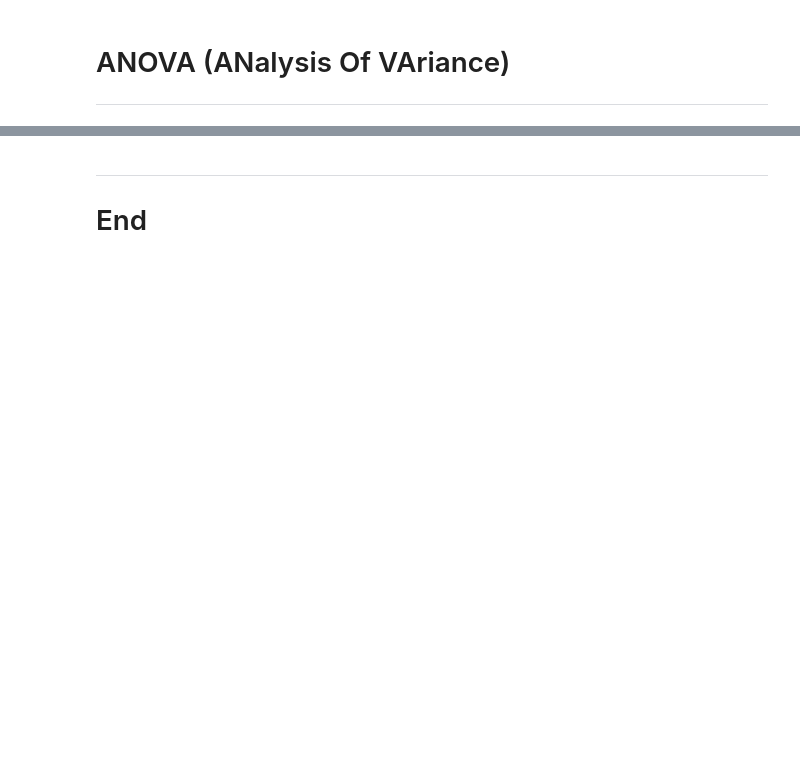
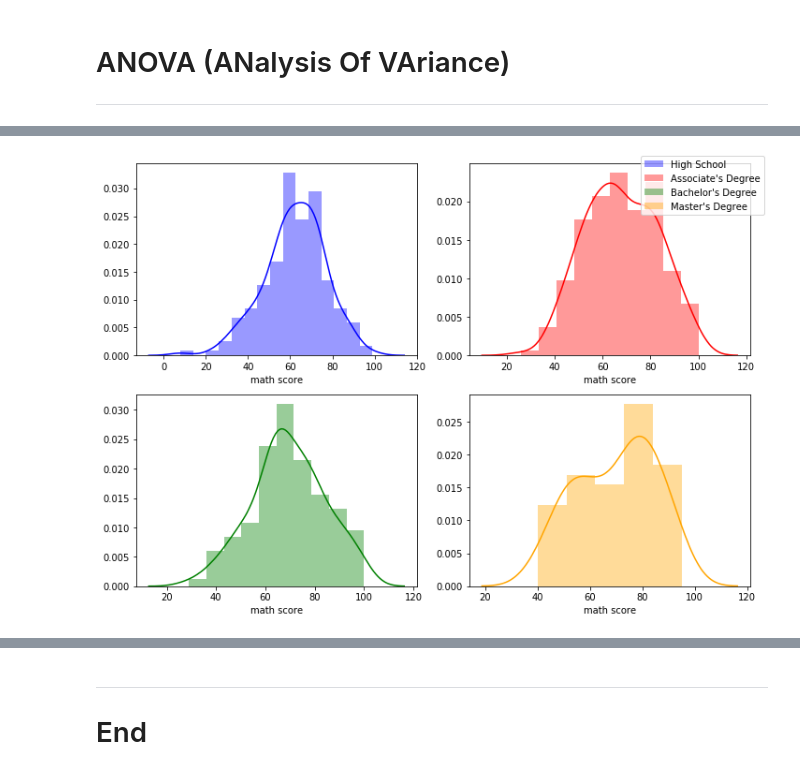
Before and after one commit to colmhiggs11/Machine_Learning_21_CH, a Jupyter notebook: Scipy_Stats.ipynb, the cells around one changed output, grey strips where cells are left out. Saved outputs shown, nothing was run; the diff lists cells and outputs as text; code cells hidden in the pictures; blank space fills up the shorter version.

```diff
--- a/Scipy_Stats.ipynb
+++ b/Scipy_Stats.ipynb
@@ -116,0 +114,3 @@ gaussian_gen(name='gaussian')
+# %%
+df = pd.read_csv("StudentPerformance.csv")
+df.isnull().sum()
@@ -116,0 +152,7 @@ gaussian_gen(name='gaussian')
+# %%
+New_DF_Math = df.rename({'parental level of education': 'Parent_Education'}, axis=1)  # new method
+
+Num_unique = New_DF_Math.Parent_Education.nunique()
+
+print(f'There are {Num_unique} categorical groups in this variable')
+print(f'These are:\n{New_DF_Math.Parent_Education.value_counts()} categorical groups in this variable')
@@ -116,0 +169,6 @@ gaussian_gen(name='gaussian')
+# %%
+drop_cols = ['gender', 'race/ethnicity', 'lunch', 'test preparation course', 'reading score',
+       'writing score']
+
+Anova_DF = New_DF_Math.drop(drop_cols, axis = 1)
+Anova_DF.head()
@@ -116,0 +216,5 @@ gaussian_gen(name='gaussian')
+# %%
+df_HS = Anova_DF[Anova_DF['Parent_Education'] == "high school"]
+df_AD = Anova_DF[Anova_DF['Parent_Education'] == "associate's degree"]
+df_BD = Anova_DF[Anova_DF['Parent_Education'] == "bachelor's degree"]
+df_MD = Anova_DF[Anova_DF['Parent_Education'] == "master's degree"]
@@ -116,0 +227,12 @@ gaussian_gen(name='gaussian')
+# %%
+fig, ax = plt.subplots(2, 2, figsize=(10, 7))
+
+sns.distplot(df_HS["math score"], kde=True, rug=False, ax=ax[0, 0], color="b")
+sns.distplot(df_AD["math score"], kde=True, rug=False, ax=ax[0, 1], color="r")
+sns.distplot(df_BD["math score"], kde=True, rug=False, ax=ax[1, 0], color="g")
+sns.distplot(df_MD["math score"], kde=True, rug=False, ax=ax[1, 1], color="orange")
+
+fig.legend(labels=['High School','Associate\'s Degree','Bachelor\'s Degree','Master\'s Degree'])
+plt.tight_layout()
+# %% [output]
+[figure, added]
```
Also changed, not shown: parts of 33 cells of this notebook, 3 other files.
